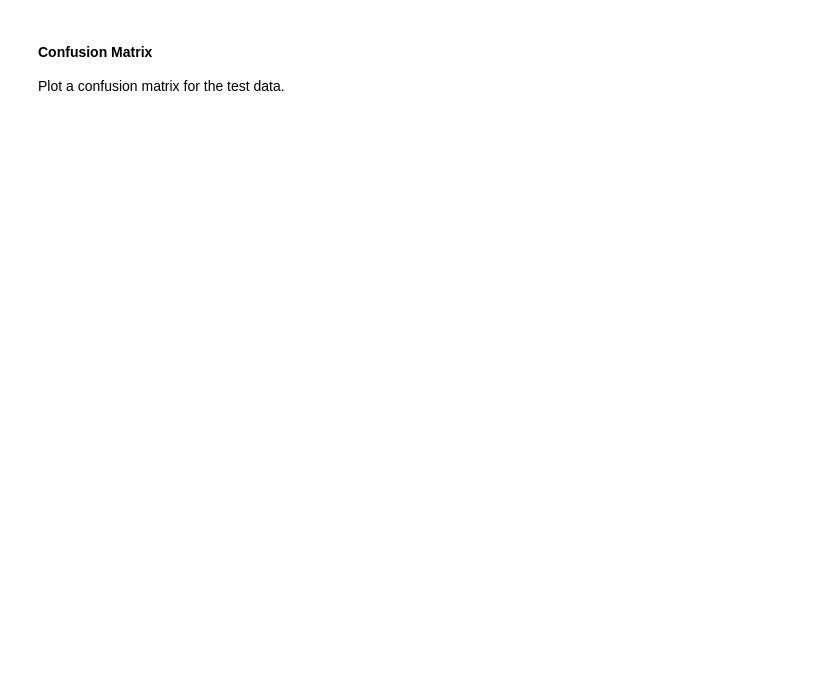
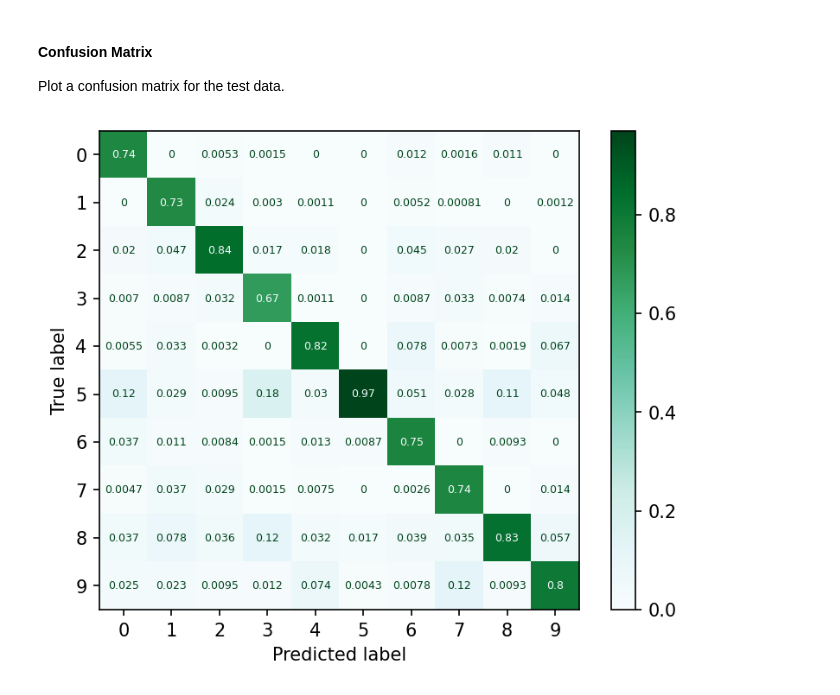
Before and after one commit to ASTR154/neural-networks, a Jupyter notebook: neural-networks.ipynb, the cells around one changed output. Drawn from its saved outputs; the diff is of its cells as text; code cells hidden in the pictures; blank space fills up the shorter version.

```diff
--- a/neural-networks.ipynb
+++ b/neural-networks.ipynb
@@ -152,0 +182,10 @@ Plot a confusion matrix for the test data.
+# %%
+display = ConfusionMatrixDisplay.from_predictions(y_test_non_onehot,
+                                                  predictions,
+                                                  labels=[0, 1, 2, 3, 4, 5, 6, 7, 8, 9],
+                                                  cmap = plt.cm.BuGn,
+                                                  normalize='pred',
+                                                  text_kw={'fontsize': 6})
+plt.show()
+# %% [output]
+[figure, added]
```
Also changed, not shown: parts of 14 cells of this notebook.
